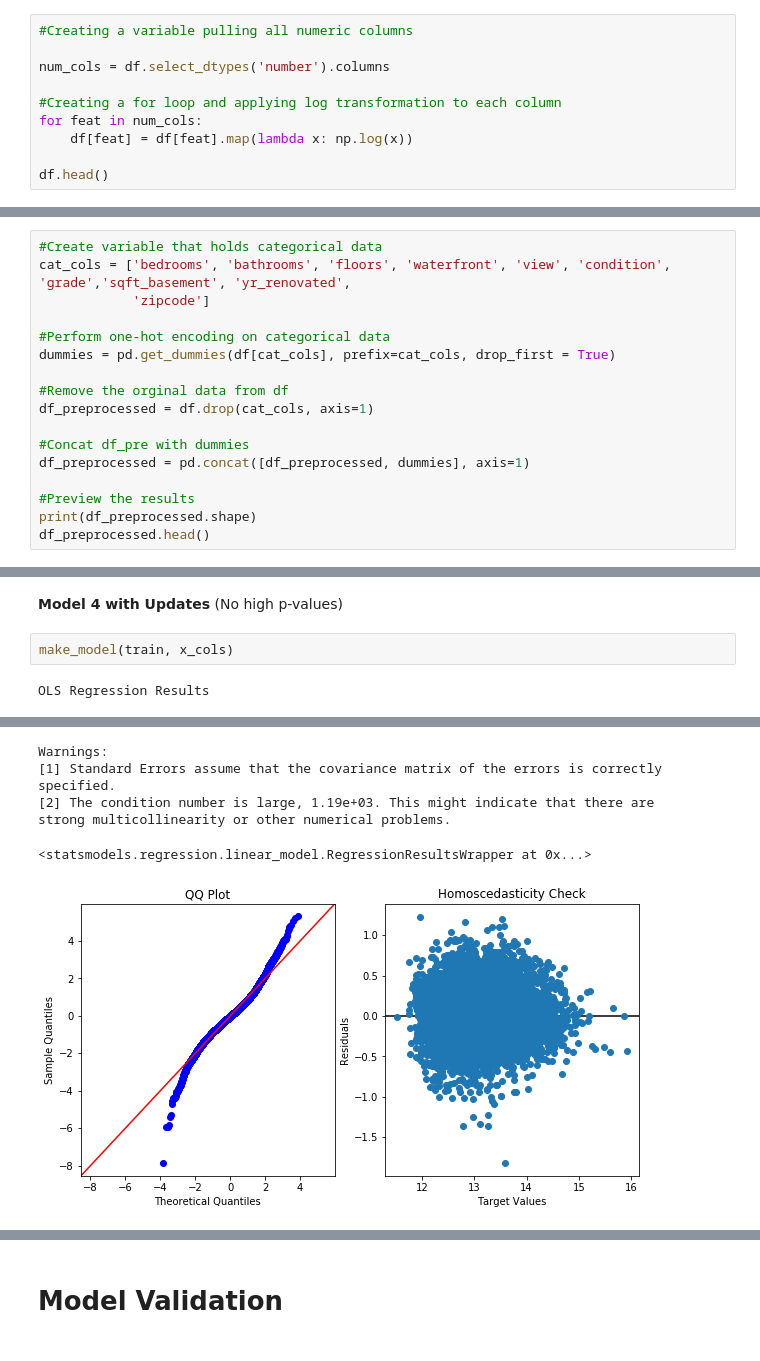
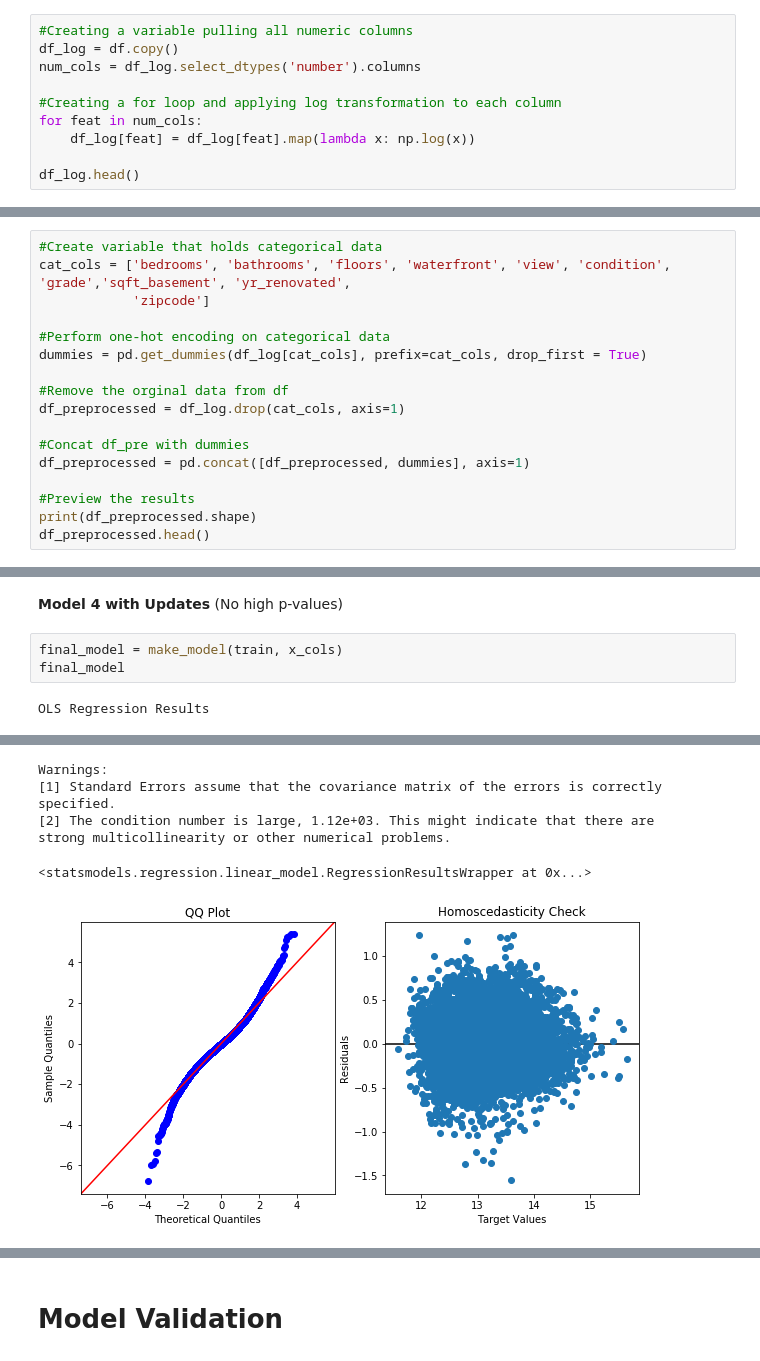
Before and after one commit to hpatel530/dsc-mod-2-project-v2-1-onl01-dtsc-ft-070620, a Jupyter notebook: student.ipynb, the cells around one changed output, grey strips where cells are left out. Saved outputs shown, nothing was run; the diff lists cells and outputs as text.

```diff
--- a/student.ipynb
+++ b/student.ipynb
@@ -587,14 +583,14 @@ strong multicollinearity or other numerical problems.
 ## Log Transformation on Continuous Data
 # %%
 #Creating a variable pulling all numeric columns
-
-num_cols = df.select_dtypes('number').columns
+df_log = df.copy()
+num_cols = df_log.select_dtypes('number').columns
 
 #Creating a for loop and applying log transformation to each column
 for feat in num_cols:
-    df[feat] = df[feat].map(lambda x: np.log(x))
+    df_log[feat] = df_log[feat].map(lambda x: np.log(x))
 
-df.head()
+df_log.head()
 # %% [output]
 |  | price | bedrooms | bathrooms | sqft_living | sqft_lot | floors | waterfront | view | condition | grade | ... |
 | 0 | 12.309982 | 3 | 1.0 | 7.073270 | 8.639411 | 1.0 | 0.0 | 0 | 3 | 7 | ... |
@@ -610,10 +606,10 @@ cat_cols = ['bedrooms', 'bathrooms', 'floors', 'waterfront', 'view', 'condition'
             'zipcode']
 
 #Perform one-hot encoding on categorical data
-dummies = pd.get_dummies(df[cat_cols], prefix=cat_cols, drop_first = True)
+dummies = pd.get_dummies(df_log[cat_cols], prefix=cat_cols, drop_first = True)
 
 #Remove the orginal data from df
-df_preprocessed = df.drop(cat_cols, axis=1)
+df_preprocessed = df_log.drop(cat_cols, axis=1)
 
 #Concat df_pre with dummies
 df_preprocessed = pd.concat([df_preprocessed, dummies], axis=1)
@@ -960,6 +956,7 @@ table = display(p_table.head())
 # %% [markdown]
 **Model 4 with Updates** (No high p-values)
 # %%
-make_model(train, x_cols)
+final_model = make_model(train, x_cols)
+final_model
 # %% [output]
 OLS Regression Results
@@ -995,9 +992,9 @@ OLS Regression Results
 Warnings:
 [1] Standard Errors assume that the covariance matrix of the errors is correctly specified.
-[2] The condition number is large, 1.19e+03. This might indicate that there are
+[2] The condition number is large, 1.12e+03. This might indicate that there are
 strong multicollinearity or other numerical problems.
 <statsmodels.regression.linear_model.RegressionResultsWrapper at 0x...>
-[figure, old version]
+[figure, new version]
 # %% [markdown]
 >**Observations:**
 *  For Model 4, we removed p-values over .05
```
Also changed, not shown: parts of 64 cells of this notebook.
